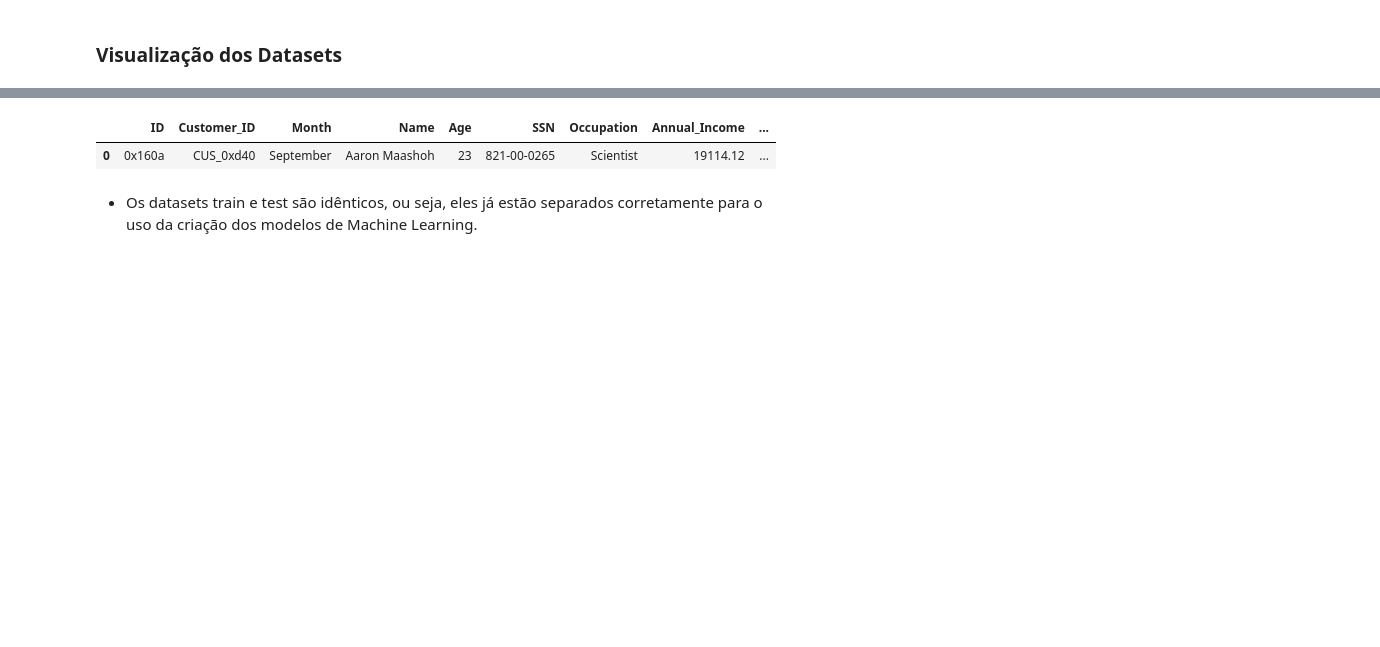
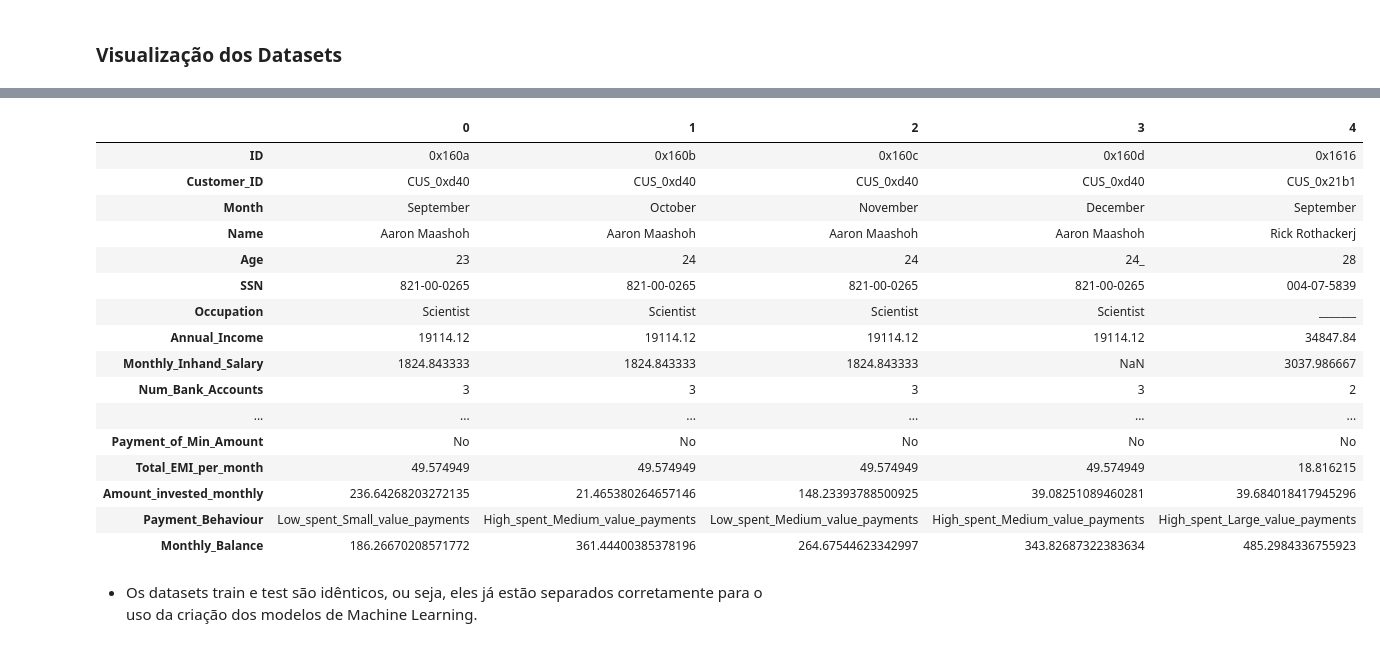
Before and after one commit to rafaelporfiriobarros/credit-score-classification, a Jupyter notebook: credit-score-classification.ipynb, the cells around one changed output, grey strips where cells are left out. Drawn from its saved outputs; the diff is of its cells as text; code cells hidden in the pictures; blank space fills up the shorter version.

```diff
--- a/credit-score-classification.ipynb
+++ b/credit-score-classification.ipynb
@@ -42,8 +66,23 @@ train.head(1)
 # %%
-test.head(1)
+test.head().T
 # %% [output]
-|  | ID | Customer_ID | Month | Name | Age | SSN | Occupation | Annual_Income | ... |
-| 0 | 0x160a | CUS_0xd40 | September | Aaron Maashoh | 23 | 821-00-0265 | Scientist | 19114.12 | ... |
+|  | 0 | 1 | 2 | 3 | 4 |
+| ID | 0x160a | 0x160b | 0x160c | 0x160d | 0x1616 |
+| Customer_ID | CUS_0xd40 | CUS_0xd40 | CUS_0xd40 | CUS_0xd40 | CUS_0x21b1 |
+| Month | September | October | November | December | September |
+| Name | Aaron Maashoh | Aaron Maashoh | Aaron Maashoh | Aaron Maashoh | Rick Rothackerj |
+| Age | 23 | 24 | 24 | 24_ | 28 |
+| SSN | 821-00-0265 | 821-00-0265 | 821-00-0265 | 821-00-0265 | 004-07-5839 |
+| Occupation | Scientist | Scientist | Scientist | Scientist | _______ |
+| Annual_Income | 19114.12 | 19114.12 | 19114.12 | 19114.12 | 34847.84 |
+| Monthly_Inhand_Salary | 1824.843333 | 1824.843333 | 1824.843333 | NaN | 3037.986667 |
+| Num_Bank_Accounts | 3 | 3 | 3 | 3 | 2 |
+| ... | ... | ... | ... | ... | ... |
+| Payment_of_Min_Amount | No | No | No | No | No |
+| Total_EMI_per_month | 49.574949 | 49.574949 | 49.574949 | 49.574949 | 18.816215 |
+| Amount_invested_monthly | 236.64268203272135 | 21.465380264657146 | 148.23393788500925 | 39.08251089460281 | 39.684018417945296 |
+| Payment_Behaviour | Low_spent_Small_value_payments | High_spent_Medium_value_payments | Low_spent_Medium_value_payments | High_spent_Medium_value_payments | High_spent_Large_value_payments |
+| Monthly_Balance | 186.26670208571772 | 361.44400385378196 | 264.67544623342997 | 343.82687322383634 | 485.2984336755923 |
 # %% [markdown]
 - Os datasets train e test são idênticos, ou seja, eles já estão separados corretamente para o uso da criação dos modelos de Machine Learning.
 # %% [markdown]
```
Also changed, not shown: parts of 40 cells of this notebook.
